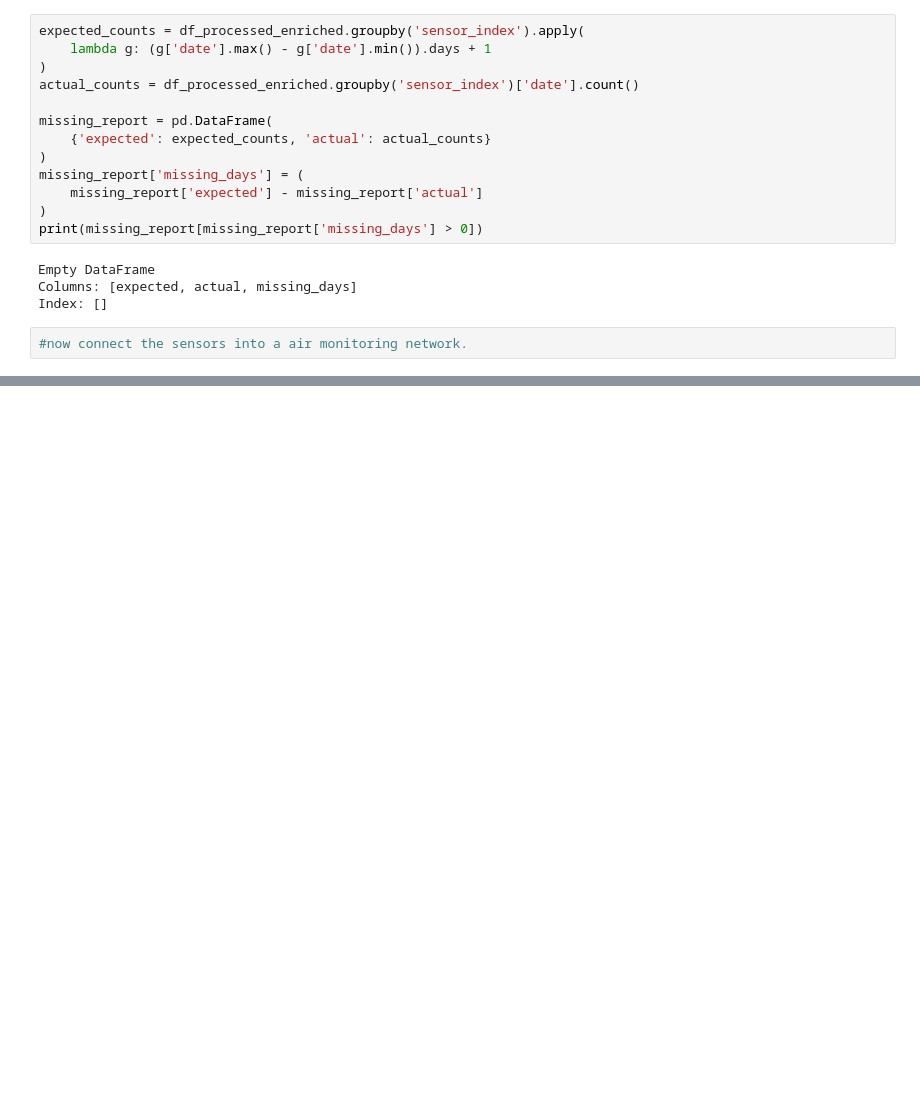
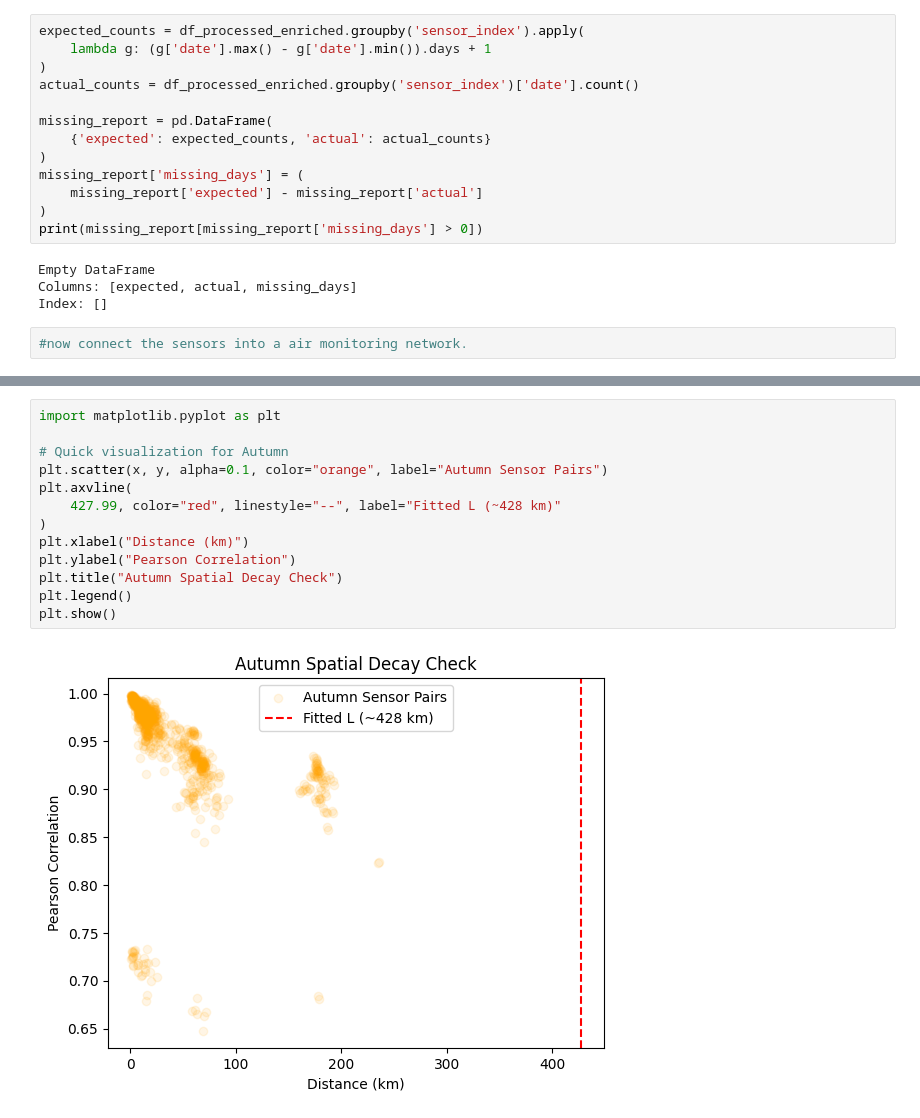
Before and after one commit to moundong19/Korea-Research, a Jupyter notebook: korea_network_construction.ipynb, the cells around one changed output, grey strips where cells are left out. Drawn from its saved outputs; the diff is of its cells as text; blank space fills up the shorter version.

```diff
--- a/korea_network_construction.ipynb
+++ b/korea_network_construction.ipynb
@@ -40,0 +313,15 @@ Index: []
+# %%
+import matplotlib.pyplot as plt
+
+# Quick visualization for Autumn
+plt.scatter(x, y, alpha=0.1, color="orange", label="Autumn Sensor Pairs")
+plt.axvline(
+    427.99, color="red", linestyle="--", label="Fitted L (~428 km)"
+)
+plt.xlabel("Distance (km)")
+plt.ylabel("Pearson Correlation")
+plt.title("Autumn Spatial Decay Check")
+plt.legend()
+plt.show()
+# %% [output]
+[figure, added]
```
Also changed, not shown: parts of 10 cells of this notebook.
